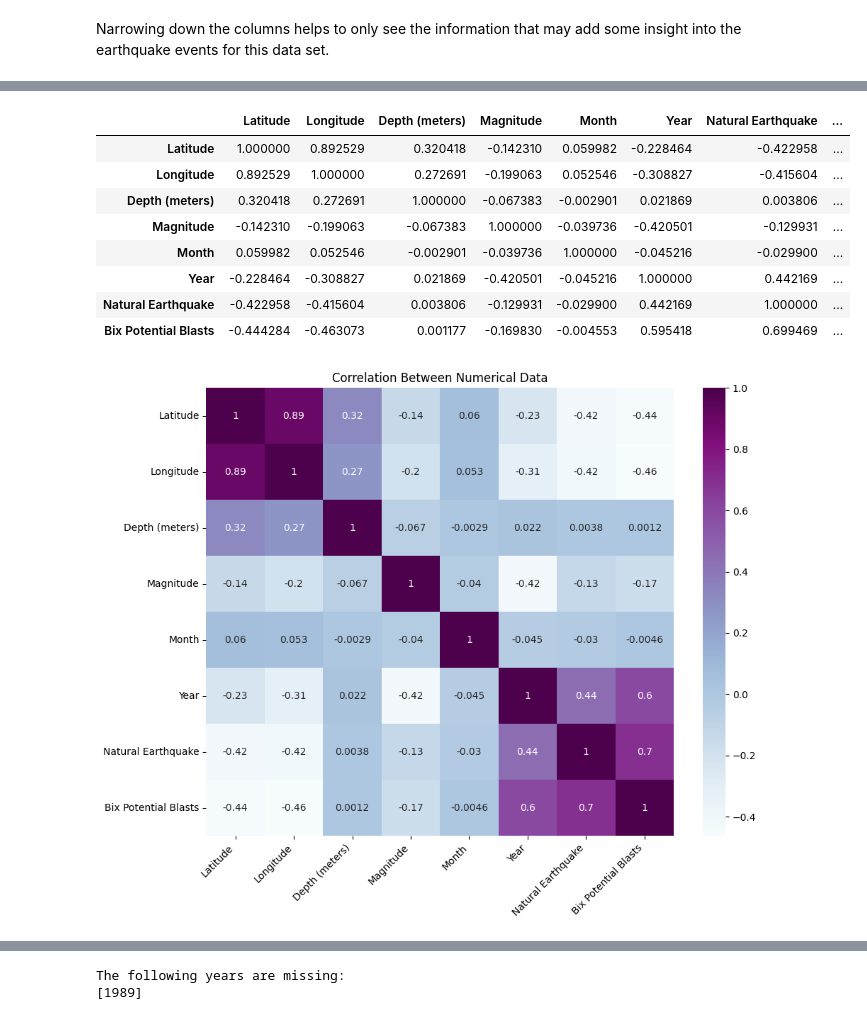
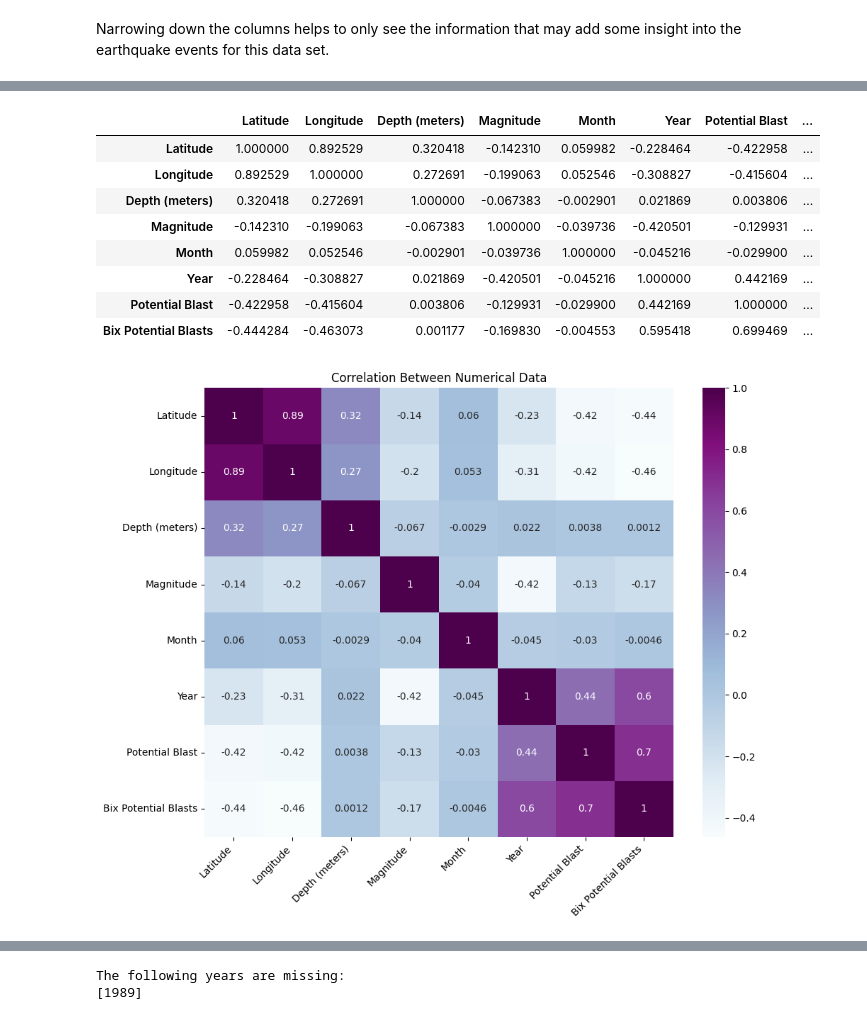
Before and after one commit to JulieGambill/Appalachian_Basin_Data, a Jupyter notebook: notebooks/Appalachian_Basin_Earthquakes.ipynb, the cells around one changed output, grey strips where cells are left out. Drawn from its saved outputs; the diff is of its cells as text; code cells hidden in the pictures.

```diff
--- a/notebooks/Appalachian_Basin_Earthquakes.ipynb
+++ b/notebooks/Appalachian_Basin_Earthquakes.ipynb
@@ -58,7 +58,7 @@ earthquake_df.rename(columns = {
     '_EventLocationName_' : 'Event Location',
     '_Time_' : 'Time',
     'ts' : 'Time Series',
-    'potential_blast' : 'Natural Earthquake',
+    'potential_blast' : 'Potential Blast',
     'bix_potential_blasts' : 'Bix Potential Blasts'
 }, inplace=True)
 # %% [markdown]
@@ -389,17 +392,17 @@ earthquake_df.head(10)
 # %%
 # Building correlated data frame to see if any numerical data has similarities.
 
-earthquake_df_corr = earthquake_df[['Latitude', 'Longitude', 'Depth (meters)', 'Magnitude', 'Month', 'Year','Natural Earthquake', 'Bix Potential Blasts']].corr()
+earthquake_df_corr = earthquake_df[['Latitude', 'Longitude', 'Depth (meters)', 'Magnitude', 'Month', 'Year','Potential Blast', 'Bix Potential Blasts']].corr()
 earthquake_df_corr
 # %% [output]
-|  | Latitude | Longitude | Depth (meters) | Magnitude | Month | Year | Natural Earthquake | ... |
+|  | Latitude | Longitude | Depth (meters) | Magnitude | Month | Year | Potential Blast | ... |
 | Latitude | 1.000000 | 0.892529 | 0.320418 | -0.142310 | 0.059982 | -0.228464 | -0.422958 | ... |
 | Longitude | 0.892529 | 1.000000 | 0.272691 | -0.199063 | 0.052546 | -0.308827 | -0.415604 | ... |
 | Depth (meters) | 0.320418 | 0.272691 | 1.000000 | -0.067383 | -0.002901 | 0.021869 | 0.003806 | ... |
 | Magnitude | -0.142310 | -0.199063 | -0.067383 | 1.000000 | -0.039736 | -0.420501 | -0.129931 | ... |
 | Month | 0.059982 | 0.052546 | -0.002901 | -0.039736 | 1.000000 | -0.045216 | -0.029900 | ... |
 | Year | -0.228464 | -0.308827 | 0.021869 | -0.420501 | -0.045216 | 1.000000 | 0.442169 | ... |
-| Natural Earthquake | -0.422958 | -0.415604 | 0.003806 | -0.129931 | -0.029900 | 0.442169 | 1.000000 | ... |
+| Potential Blast | -0.422958 | -0.415604 | 0.003806 | -0.129931 | -0.029900 | 0.442169 | 1.000000 | ... |
 | Bix Potential Blasts | -0.444284 | -0.463073 | 0.001177 | -0.169830 | -0.004553 | 0.595418 | 0.699469 | ... |
 # %%
 # Heat map for correlated data
@@ -414,5 +417,5 @@ plt.tight_layout()
 plt.savefig('../plots/CorrelationBetweenNumericalData.png')
 plt.show()
 # %% [output]
-[figure, old version]
+[figure, new version]
 # %% [markdown]
```
Also changed, not shown: parts of 23 cells of this notebook, 6 other files.
